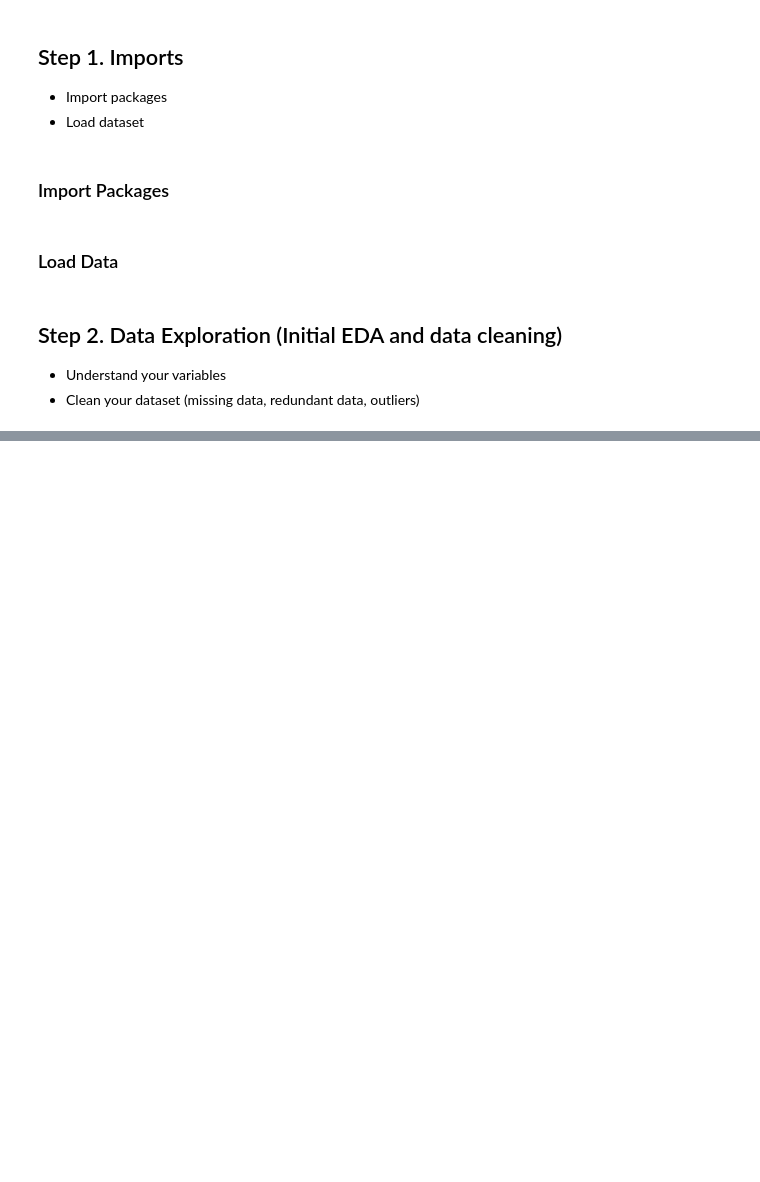
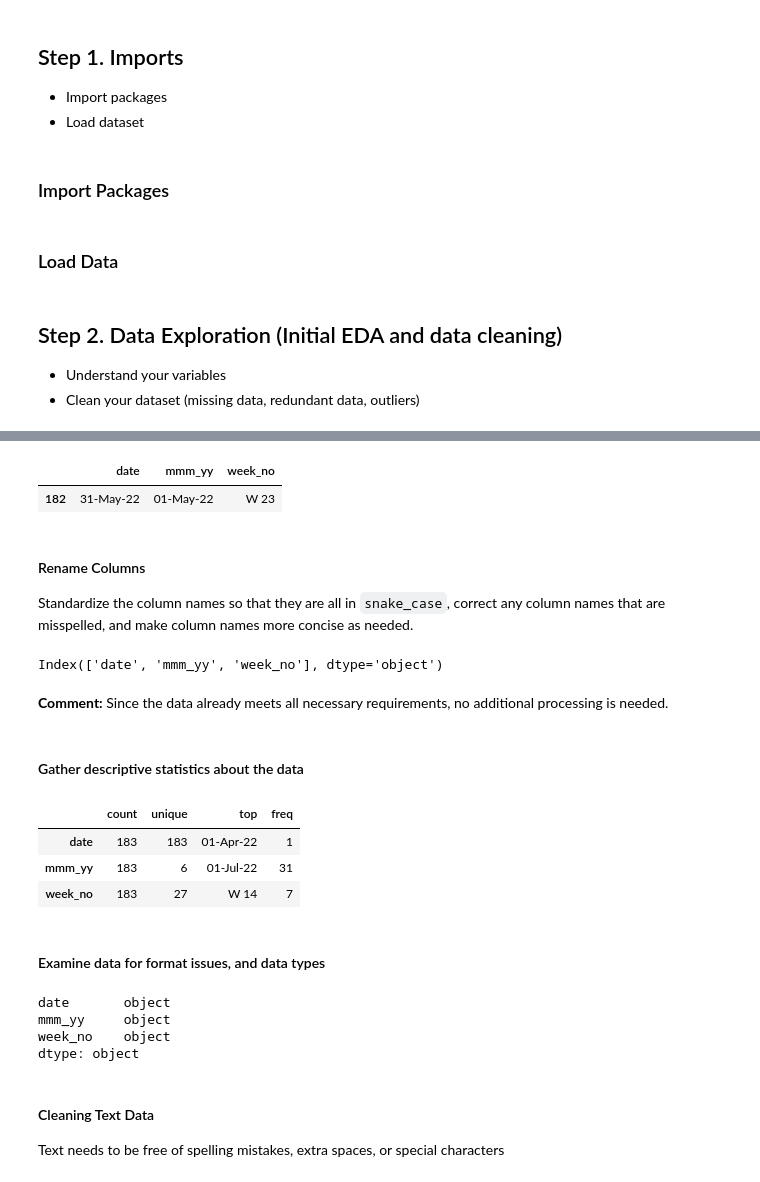
Before and after one commit to WalterEdwardd/AtliQ_Mart-Supply_Chain_Improvement_Project, a Jupyter notebook: notebooks/processed_data.ipynb, the cells around one changed output, grey strips where cells are left out. Saved outputs shown, nothing was run; the diff lists cells and outputs as text; code cells hidden in the pictures; blank space fills up the shorter version.

```diff
--- a/notebooks/processed_data.ipynb
+++ b/notebooks/processed_data.ipynb
@@ -40,0 +675,37 @@ fact_orders_aggregate = pd.read_csv("C:/Users/PC/Downloads/AtliQ_Mart-Supply_Cha
+# %%
+# last records
+dim_date.tail(1)
+# %% [output]
+|  | date | mmm_yy | week_no |
+| 182 | 31-May-22 | 01-May-22 | W 23 |
+# %% [markdown]
+#### Rename Columns
+Standardize the column names so that they are all in `snake_case`, correct any column names that are misspelled, and make column names more concise as needed.
+# %%
+# display all column names
+dim_date.columns
+# %% [output]
+Index(['date', 'mmm_yy', 'week_no'], dtype='object')
+# %% [markdown]
+**Comment:**
+Since the data already meets all necessary requirements, no additional processing is needed.
+# %% [markdown]
+#### Gather descriptive statistics about the data
+# %%
+# gather descriptive statistics about the data
+dim_date.describe().T
+# %% [output]
+|  | count | unique | top | freq |
+| date | 183 | 183 | 01-Apr-22 | 1 |
+| mmm_yy | 183 | 6 | 01-Jul-22 | 31 |
+| week_no | 183 | 27 | W 14 | 7 |
+# %% [markdown]
+#### Examine data for format issues, and data types
+# %%
+# check for datatypes
+dim_date.dtypes
+# %% [output]
+date       object
+mmm_yy     object
+week_no    object
+dtype: object
@@ -40,0 +719,3 @@ fact_orders_aggregate = pd.read_csv("C:/Users/PC/Downloads/AtliQ_Mart-Supply_Cha
+# %% [markdown]
+#### Cleaning Text Data
+Text needs to be free of spelling mistakes, extra spaces, or special characters
```
Also changed, not shown: parts of 137 cells of this notebook.
